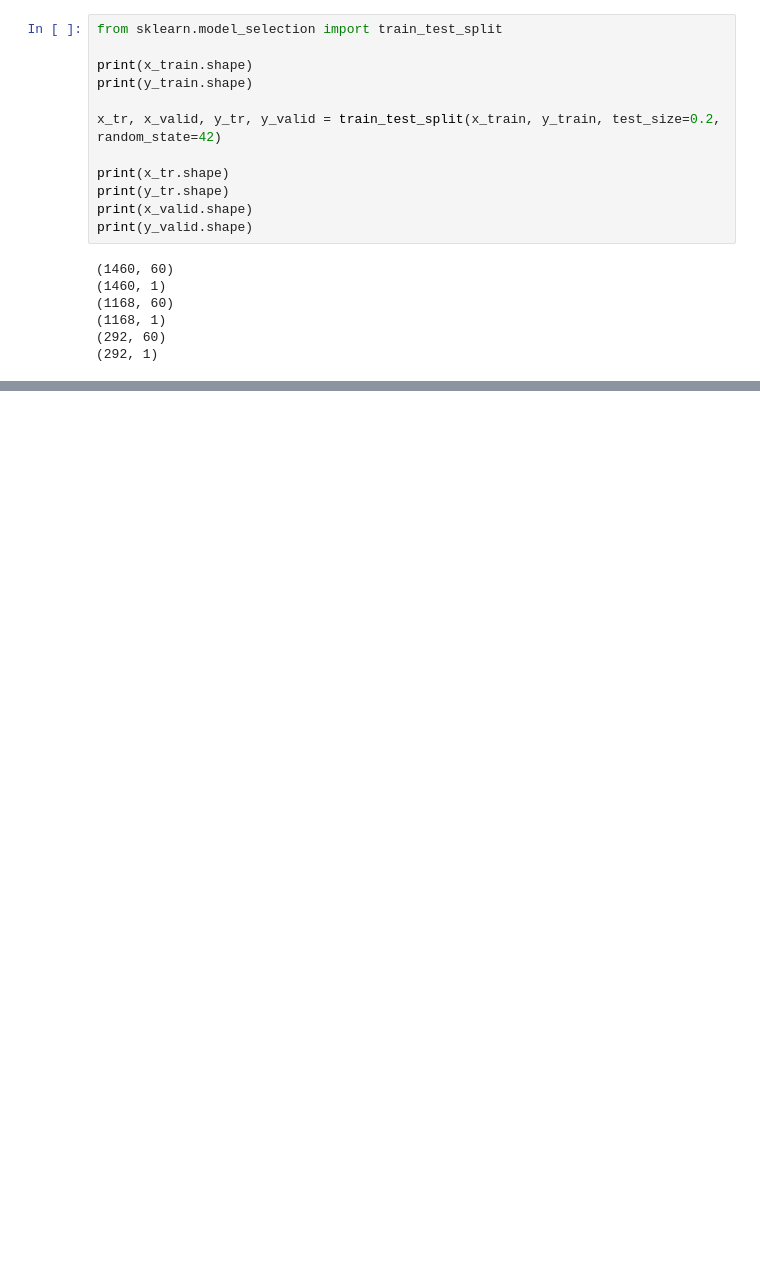
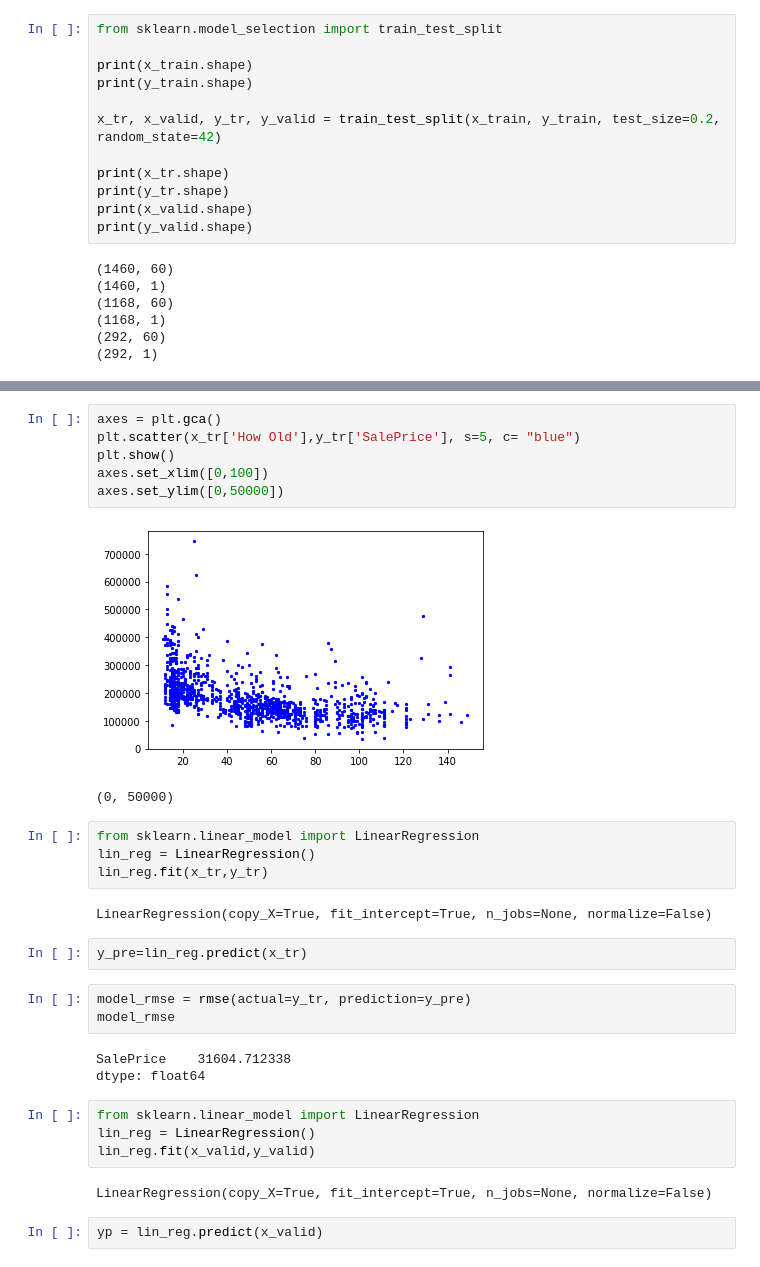
Before and after one commit to gauridargar/housepricing, a Jupyter notebook: notebook/model.ipynb, the cells around one changed output, grey strips where cells are left out. Drawn from its saved outputs; the diff is of its cells as text; blank space fills up the shorter version.

```diff
--- a/notebook/model.ipynb
+++ b/notebook/model.ipynb
@@ -192,0 +209,31 @@ print(y_valid.shape)
+# %%
+axes = plt.gca()
+plt.scatter(x_tr['How Old'],y_tr['SalePrice'], s=5, c= "blue")
+plt.show()
+axes.set_xlim([0,100])
+axes.set_ylim([0,50000])
+# %% [output]
+[figure, added]
+(0, 50000)
+# %%
+from sklearn.linear_model import LinearRegression
+lin_reg = LinearRegression()
+lin_reg.fit(x_tr,y_tr)
+# %% [output]
+LinearRegression(copy_X=True, fit_intercept=True, n_jobs=None, normalize=False)
+# %%
+y_pre=lin_reg.predict(x_tr)
+# %%
+model_rmse = rmse(actual=y_tr, prediction=y_pre)
+model_rmse
+# %% [output]
+SalePrice    31604.712338
+dtype: float64
+# %%
+from sklearn.linear_model import LinearRegression
+lin_reg = LinearRegression()
+lin_reg.fit(x_valid,y_valid)
+# %% [output]
+LinearRegression(copy_X=True, fit_intercept=True, n_jobs=None, normalize=False)
+# %%
+yp = lin_reg.predict(x_valid)
```
Also changed, not shown: parts of 17 cells of this notebook, 3 other files.
